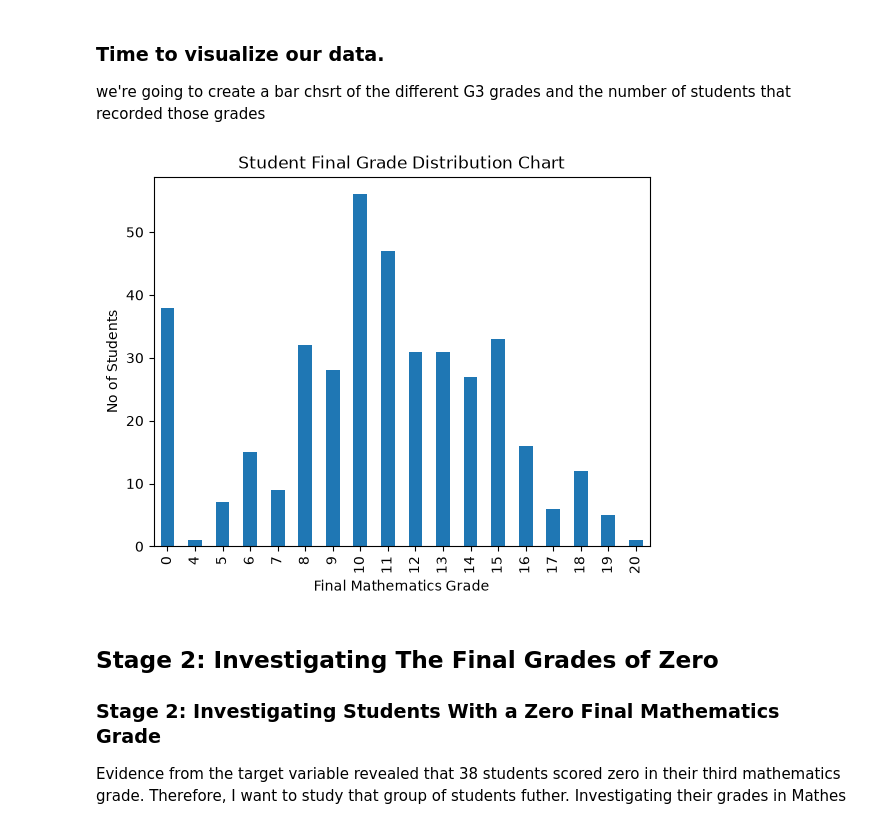
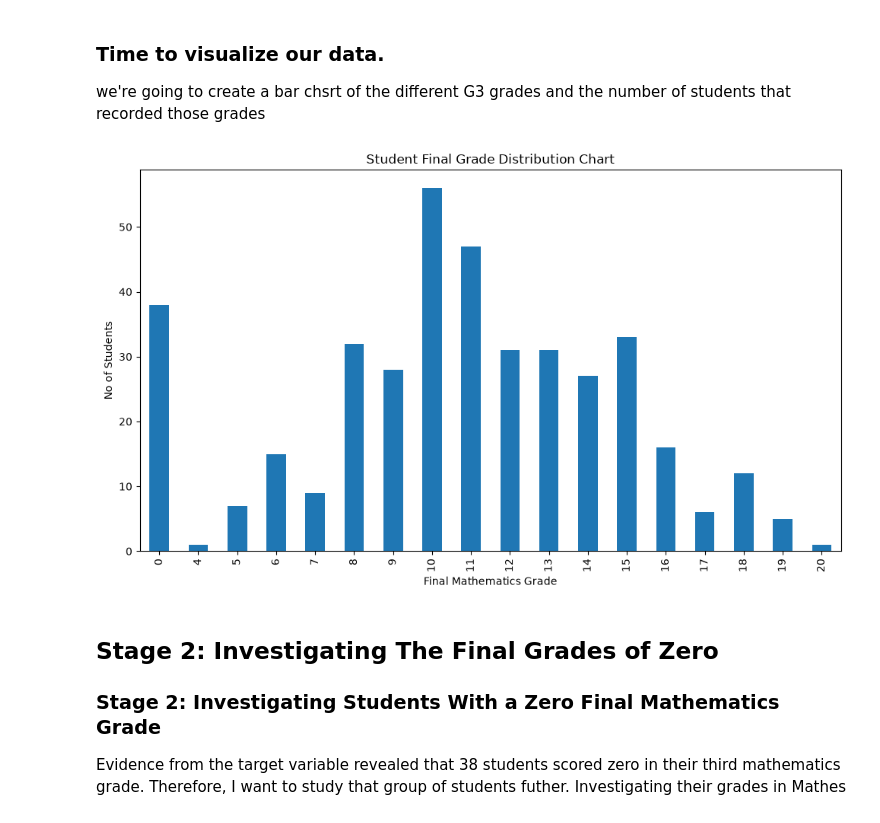
Before and after one commit to nayachuks/student-performance-data-analysis-ml, a Jupyter notebook: Project_01_Student_Performance_Clean.ipynb, the cells around one changed output. Cells and saved outputs as stored; diff of their text form; code cells hidden in the pictures.

```diff
--- a/Project_01_Student_Performance_Clean.ipynb
+++ b/Project_01_Student_Performance_Clean.ipynb
@@ -174,15 +174,18 @@ grades and the number of students that recorded those grades
 
 grade_counts = data["G3"].value_counts().sort_index()
 # %%
+plt.figure(figsize=(10, 6))
 grade_counts.plot(kind = "bar")
 
 plt.xlabel("Final Mathematics Grade")
 plt.ylabel("No of Students")
 plt.title("Student Final Grade Distribution Chart")
 
+plt.tight_layout()
+plt.savefig("g3_distribution.png", dpi=300, bbox_inches="tight")
 plt.show()
 # %% [output]
-[figure, old version]
+[figure, new version]
 # %% [markdown]
 ## Stage 2: Investigating The Final Grades of Zero
 
```
Also changed, not shown: parts of 26 cells of this notebook.
